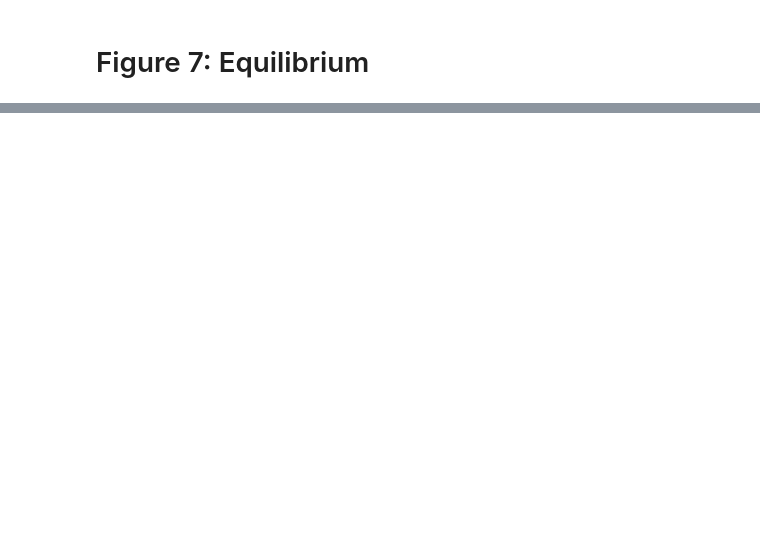
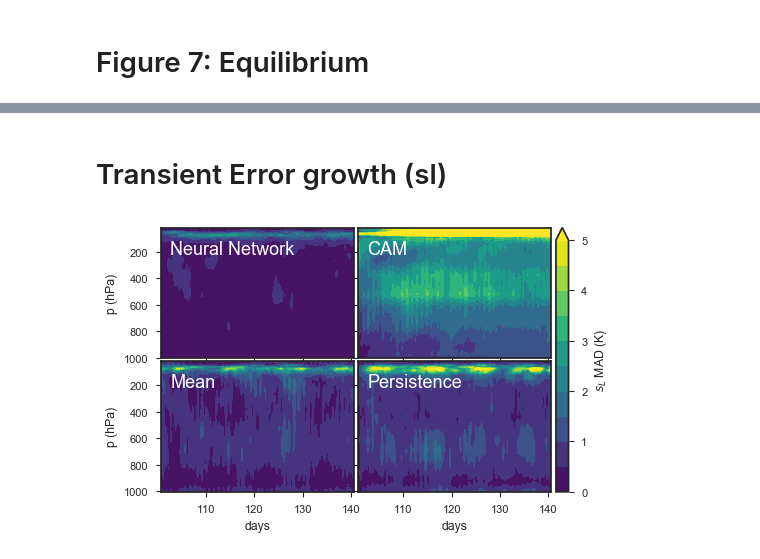
Before and after one commit to nbren12/uwnet, a Jupyter notebook: results/reports/2.1-ndb-paper-plots.ipynb, the cells around one changed output, grey strips where cells are left out. Saved outputs shown, nothing was run; the diff lists cells and outputs as text; code cells hidden in the pictures; blank space fills up the shorter version.

```diff
--- a/results/reports/2.1-ndb-paper-plots.ipynb
+++ b/results/reports/2.1-ndb-paper-plots.ipynb
@@ -138,0 +190,10 @@ with plt.rc_context({'axes.titlepad': 8.0}):
+# %% [markdown]
+# Transient Error growth (sl)
+# %%
+mad_sl = valmap(get('sl'), mad)
+_, cb = te.plot_mses(mad_sl, levels=np.arange(11)*.5,
+                  extend='max',
+                  label='$s_L$ MAD (K)')
+plt.savefig("/Users/noah/Dropbox/errqSl.png")
+# %% [output]
+[figure, added]
```
Also changed, not shown: parts of 10 cells of this notebook, 3 other files.
